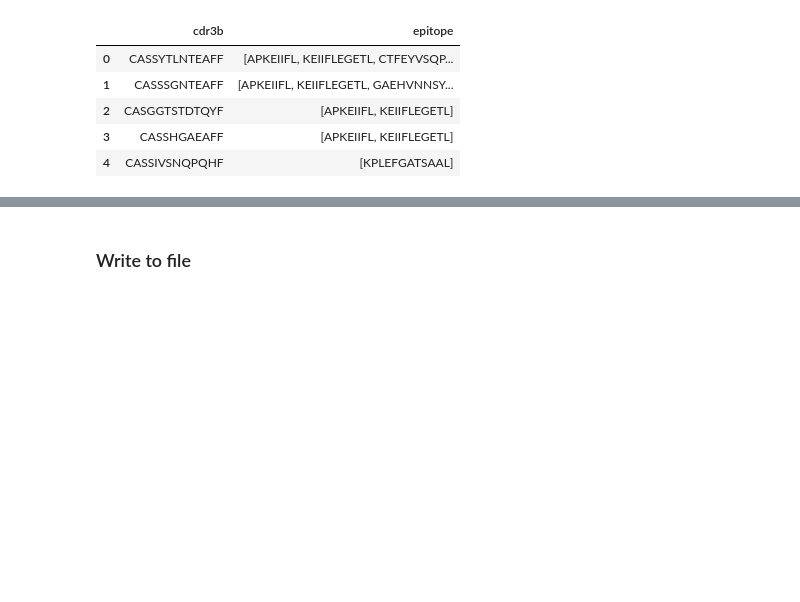
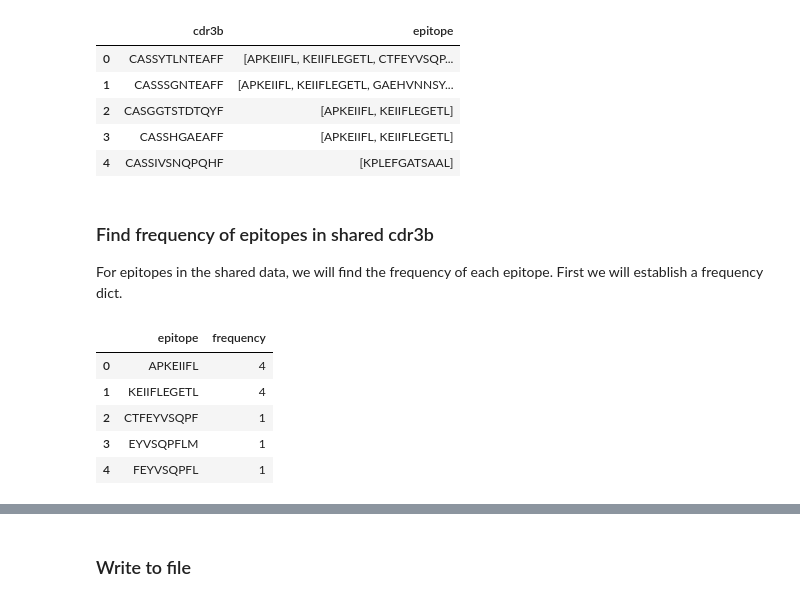
Before and after one commit to GaryWang7/COVID19_Cross_Reference, a Jupyter notebook: COVID_Cross_Reference.ipynb, the cells around one changed output, grey strips where cells are left out. Drawn from its saved outputs; the diff is of its cells as text; code cells hidden in the pictures; blank space fills up the shorter version.

```diff
--- a/COVID_Cross_Reference.ipynb
+++ b/COVID_Cross_Reference.ipynb
@@ -214,3 +231,22 @@ M1_Common_Trim_out.head(5)
 | 2 | CASGGTSTDTQYF | [APKEIIFL, KEIIFLEGETL] |
 | 3 | CASSHGAEAFF | [APKEIIFL, KEIIFLEGETL] |
 | 4 | CASSIVSNQPQHF | [KPLEFGATSAAL] |
+# %% [markdown]
+### Find frequency of epitopes in shared cdr3b
+For epitopes in the shared data, we will find the frequency of each epitope. First we will establish a frequency dict.
+# %%
+M1_epi_freq_dict = {}
+for cdr in M1_Common_Trim_dict:
+    epiList = M1_Common_Trim_dict[cdr]
+    for epi in epiList:
+        if epi not in M1_epi_freq_dict:
+            M1_epi_freq_dict[epi] = 0
+        M1_epi_freq_dict[epi]+=1
+M1_epi_freq_df = pd.DataFrame(M1_epi_freq_dict.items(),columns = ['epitope','frequency'])
+# %% [output]
+|  | epitope | frequency |
+| 0 | APKEIIFL | 4 |
+| 1 | KEIIFLEGETL | 4 |
+| 2 | CTFEYVSQPF | 1 |
+| 3 | EYVSQPFLM | 1 |
+| 4 | FEYVSQPFL | 1 |
```
Also changed, not shown: parts of 7 cells of this notebook.
